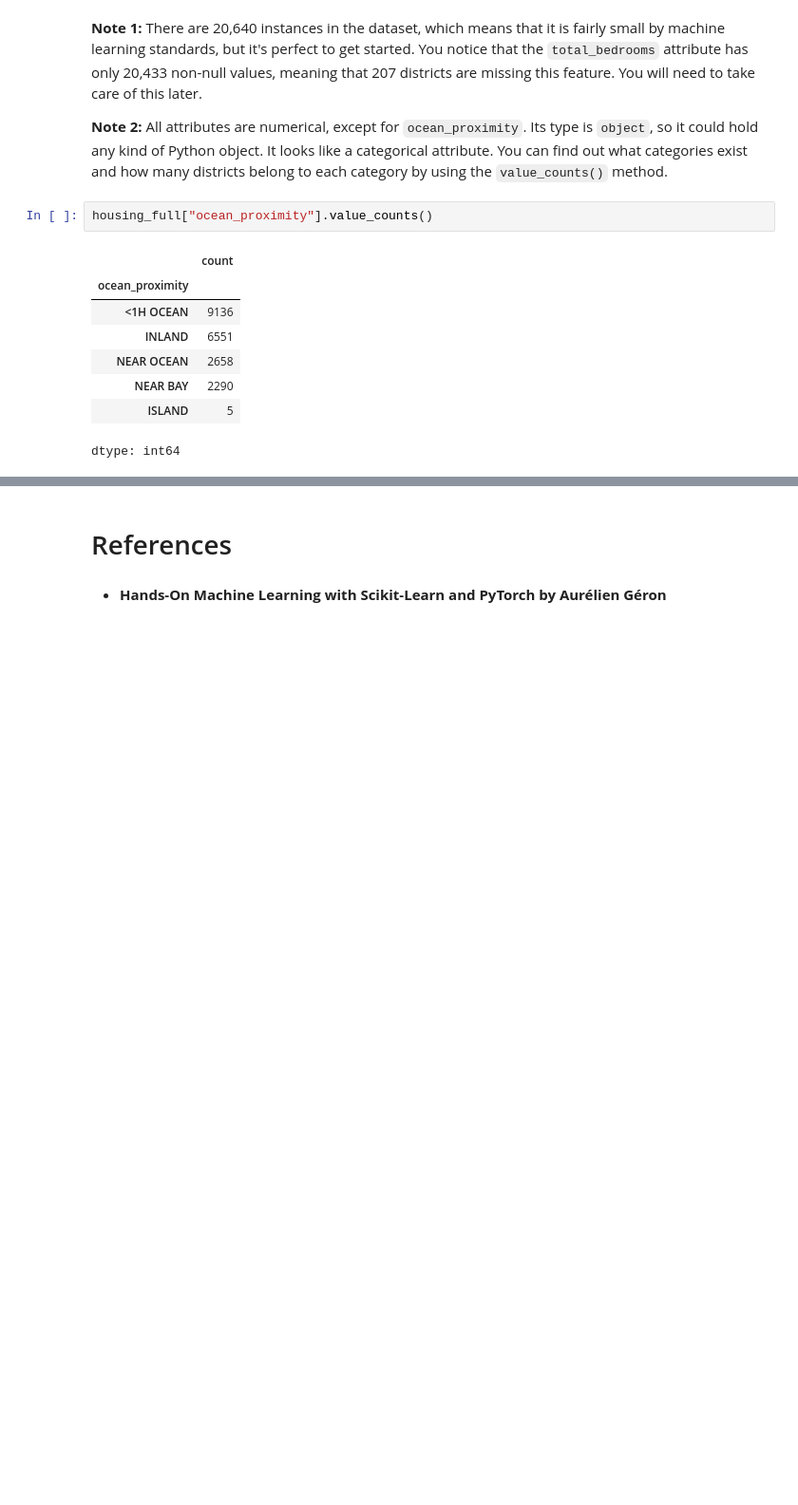
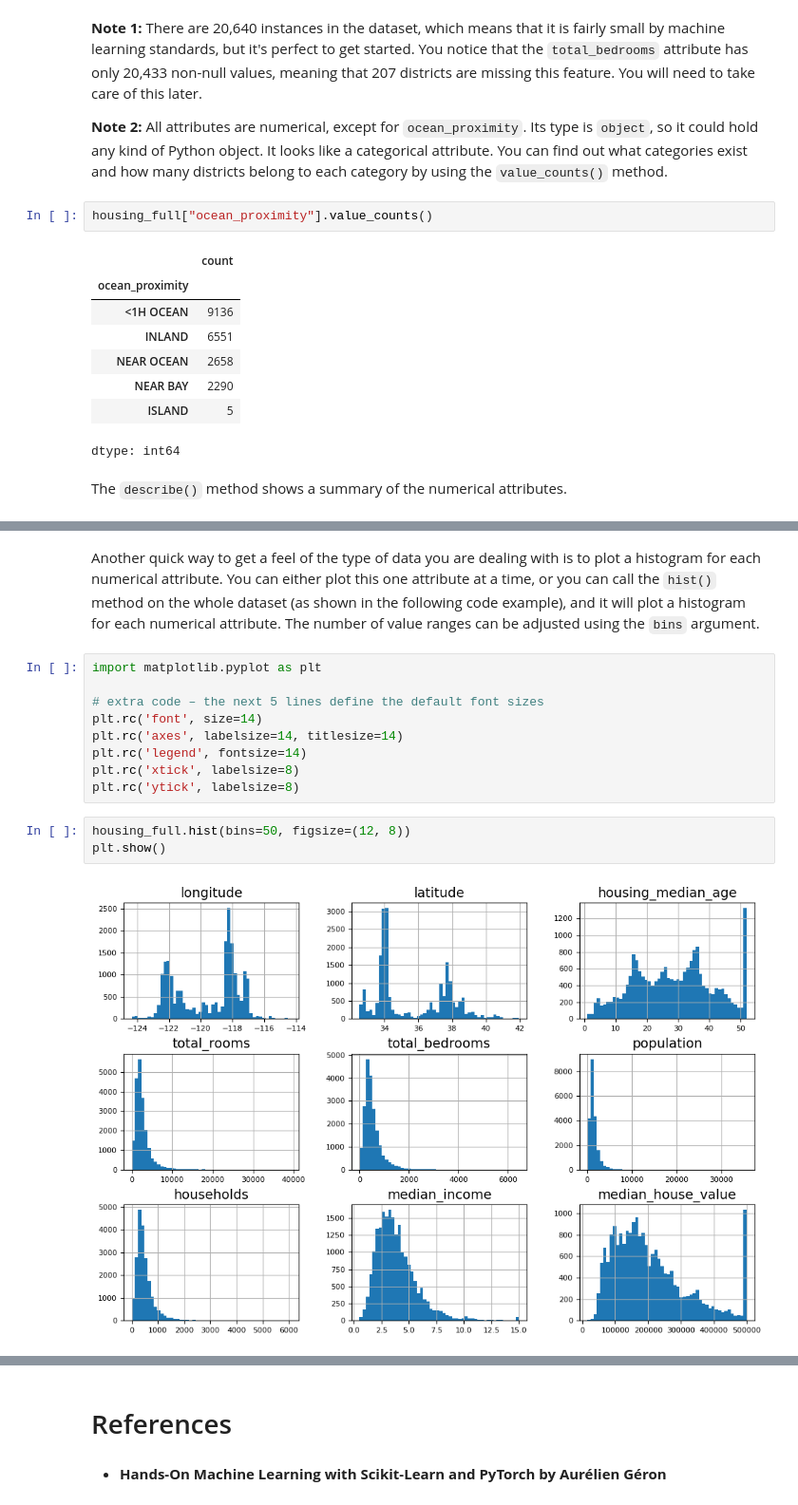
Before and after one commit to ancilcleetus/My-Learning-Journey-in-AI, a Jupyter notebook: Fundamentals-of-Machine-Learning/end_to_end_ml_project.ipynb, the cells around one changed output, grey strips where cells are left out. Shown at 95% size. Saved outputs shown, nothing was run; the diff lists cells and outputs as text; blank space fills up the shorter version.

Commit message:
Added 'Take a Quick Look at the Data Structure' in end_to_end_ml_project.ipynb

```diff
--- a/Fundamentals-of-Machine-Learning/end_to_end_ml_project.ipynb
+++ b/Fundamentals-of-Machine-Learning/end_to_end_ml_project.ipynb
@@ -183,6 +183,8 @@ housing_full["ocean_proximity"].value_counts()
 | NEAR BAY | 2290 |
 | ISLAND | 5 |
 dtype: int64
+# %% [markdown]
+The `describe()` method shows a summary of the numerical attributes.
 # %%
 housing_full.describe()
 # %% [output]
@@ -195,3 +197,19 @@ housing_full.describe()
 | 50% | -118.490000 | 34.260000 | 29.000000 | 2127.000000 | 435.000000 | 1166.000000 | 409.000000 | ... |
 | 75% | -118.010000 | 37.710000 | 37.000000 | 3148.000000 | 647.000000 | 1725.000000 | 605.000000 | ... |
 | max | -114.310000 | 41.950000 | 52.000000 | 39320.000000 | 6445.000000 | 35682.000000 | 6082.000000 | ... |
+# %% [markdown]
+Another quick way to get a feel of the type of data you are dealing with is to plot a histogram for each numerical attribute. You can either plot this one attribute at a time, or you can call the `hist()` method on the whole dataset (as shown in the following code example), and it will plot a histogram for each numerical attribute. The number of value ranges can be adjusted using the `bins` argument.
+# %%
+import matplotlib.pyplot as plt
+
+# extra code – the next 5 lines define the default font sizes
+plt.rc('font', size=14)
+plt.rc('axes', labelsize=14, titlesize=14)
+plt.rc('legend', fontsize=14)
+plt.rc('xtick', labelsize=8)
+plt.rc('ytick', labelsize=8)
+# %%
+housing_full.hist(bins=50, figsize=(12, 8))
+plt.show()
+# %% [output]
+[figure, added]
```
Also changed, not shown: parts of 1 cell of this notebook.
